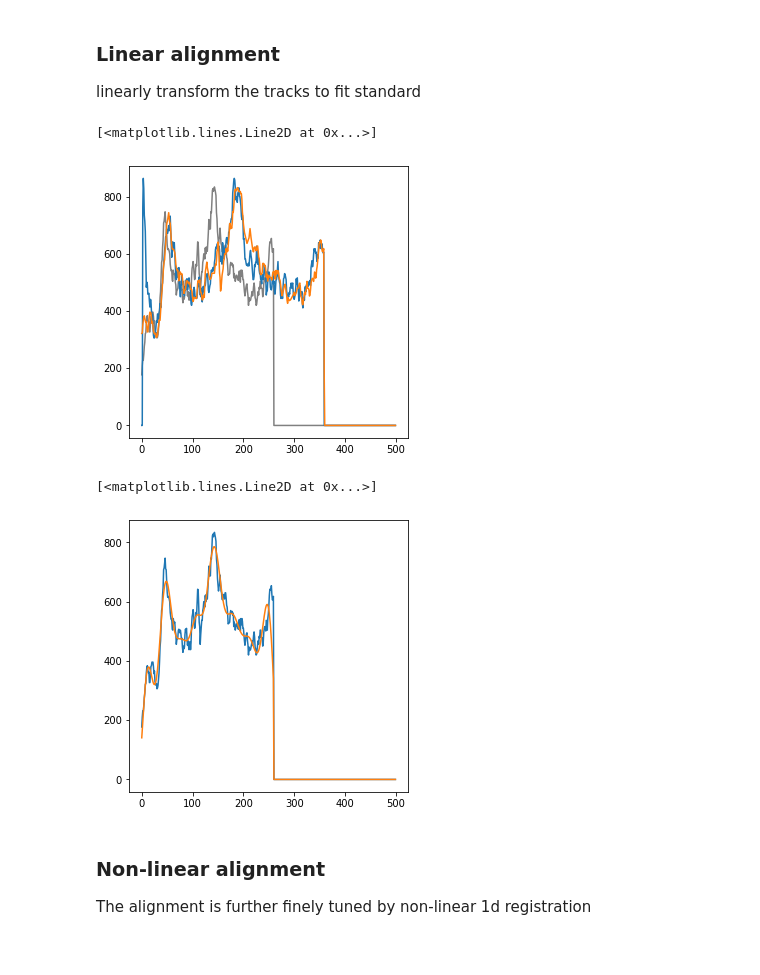
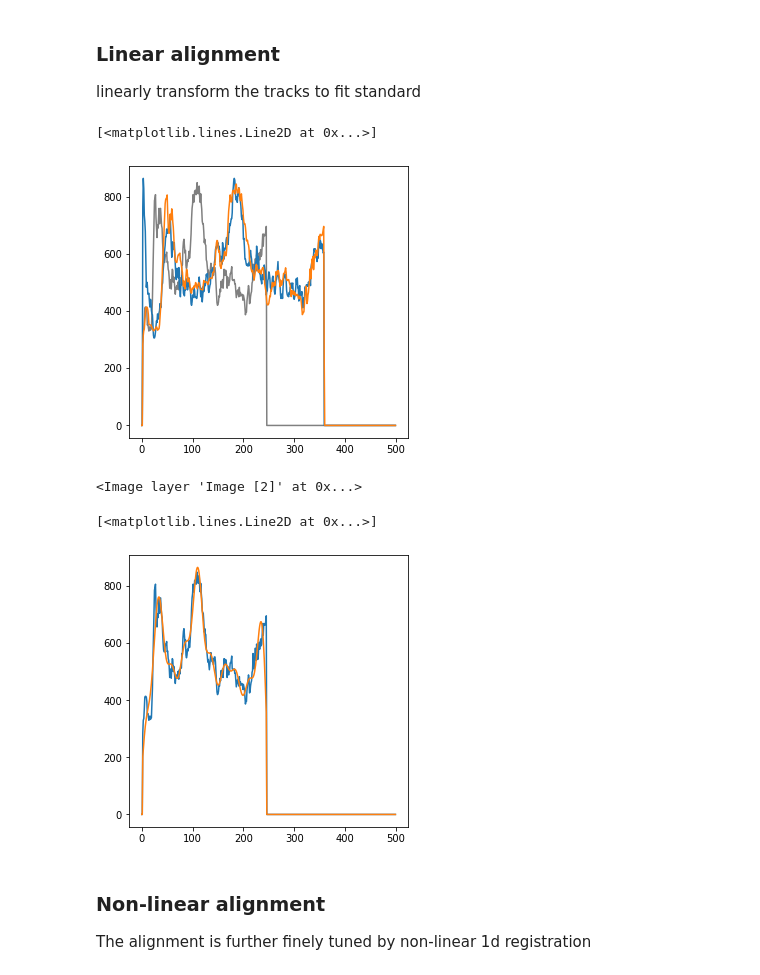
Before and after one commit to tatz-murakami/morphotrack, a Jupyter notebook: scripts/morphotrack_03_2_seedingODE.ipynb, the cells around one changed output. Cells and saved outputs as stored; diff of their text form; code cells hidden in the pictures.

```diff
--- a/scripts/morphotrack_03_2_seedingODE.ipynb
+++ b/scripts/morphotrack_03_2_seedingODE.ipynb
@@ -58,35 +53,24 @@ importlib.reload(morphotrack.nonlinear_align)
 # %% [output]
 <module 'morphotrack.nonlinear_align' from '/home/tmurakami/src/morphotrack/morphotrack/nonlinear_align.py'>
 # %%
-io_directory = '/mnt/ampa_data01/tmurakami/220305_SMA_nuc_middlehuman/morphotrack'
+io_directory = '/mnt/ampa_data01/tmurakami/220806_visual_01_R01/morphotrack'
 vessel = io.imread(os.path.join(io_directory,'R01_ch561_10um.tif'))
 
-# load autofluorescence/nuclei for segmentation
+# load nuclei
 nuclei = io.imread(os.path.join(io_directory,'R01_ch488_10um.tif'))# autofl_zarr['0'][:]
 voxel_size = [10, 10, 10]
 
 # load a mask of a white matter
 white_matter = io.imread(os.path.join(io_directory,'white_matter.tif'))!=0
-# white_matter = morphotrack.binary.extract_largest_object_from_binary(white_matter)
-# white_matter = binary_opening(white_matter,ball(5))
-# white_matter = binary_fill_holes(white_matter)
 
 # load a mask of a layer 1
 layer1 = io.imread(os.path.join(io_directory,'l1.tif'))!=0
-# layer1 = morphotrack.binary.extract_largest_object_from_binary(layer1)
-# layer1 = binary_opening(layer1,ball(5))
-# layer1 = binary_fill_holes(layer1)
 
 # segmentated tissue
-# background_val = 500
-# segmented_tissue = (nuclei>background_val)
-# segmented_tissue = morphotrack.binary.extract_largest_object_from_binary(segmented_tissue)
-# segmented_tissue = binary_opening(segmented_tissue,ball(5))
-# segmented_tissue = io.imread(os.path.join(io_directory,'l1_labkit.tif'))!=2
 segmented_tissue = io.imread(os.path.join(io_directory,'tissue_mask.tif'))!=0
 
 # read cellular coordinate
-cells_info = pd.read_csv('/mnt/ampa_data01/tmurakami/220305_SMA_nuc_middlehuman/coord_centroids.csv',index_col=0) # the unit is original voxel.
+cells_info = pd.read_csv('/mnt/ampa_data01/tmurakami/220806_visual_01_R01/R02_R01/R02ch488_to_R01_segmentation/coord_centroids.csv',index_col=0) # the unit is original voxel.
 scaling_factor = np.asarray([3,0.65,0.65])
 cell_coords = cells_info.loc[:,['centroid-0','centroid-1','centroid-2']] * scaling_factor / 10# convert unit to 10 um for consistency
 cell_coords = cell_coords.to_numpy()
@@ -115,18 +103,19 @@ Wall time: 6min 6s
 # %%
-selection = morphotrack.points.face_selection(ver, nor, norm_flow_on_coordinate(ver), n_clusters=2, cluster_selection='min')
+selection = morphotrack.points.face_selection(ver, nor, norm_flow_on_coordinate(ver), n_clusters=3, cluster_selection='min')
 points = ver[selection]
 
 viewer = napari.Viewer()
+viewer.add_image(nuclei, rgb=False, name='nuclei', colormap='gray', blending='additive')
 viewer.add_points(
     ver,
-    size=2,
+    size=5,
     face_color = 'green',
     edge_width=0,
     symbol='disc',
 )
 viewer.add_points(
     points,
-    size=2,
+    size=5,
     face_color = 'white',
     edge_width=0,
     symbol='disc',
@@ -243,7 +214,7 @@ l1_loc = l1_loc.astype(float).fillna(0)
 filters.append(l1_loc.sum(dim='time')>0)
 
 # dilate to obtain redundancy for alignment
-gray_extension = 40
+gray_extension = 20
 gray_loc.data = np.apply_along_axis(lambda a:binary_dilation(a, np.hstack([np.zeros(gray_extension),np.ones(gray_extension)])), axis=1, arr=gray_loc.data)
 
 # summarize filters
@@ -298,7 +269,7 @@ track_ds['Seeds'] = tracker.seeds_xr.isel(track=track_selection.data)
 # %%
 # get a standard as a template of alignment
 # std_pos = morphotrack.points.pick_median_nearest_point(track_ds['Seeds'],1)
-std_pos = 5555 # or set manually
+std_pos = 1792 # or set manually
 std_seed = track_ds['Seeds'][std_pos,:].track.data
 standard = morphotrack.align.standard_generator(track_ds.Gray_counts,std_seed)
 
@@ -325,24 +296,26 @@ axs.plot(std_02)
 axs.plot(std_00_02)
 # %% [output]
 [<matplotlib.lines.Line2D at 0x...>]
-[figure, old version]
+[figure, new version]
 # %%
 viewer = napari.Viewer()
 viewer.add_image(track_ds.Gray_counts,colormap='green',blending='additive',visible=False)
 viewer.add_image(track_ds.Standard,colormap='green',blending='additive')
 viewer.add_image(track_ds.Linear_warped.sel(displacement='t2s'),colormap='magenta',blending='additive')
 # labels = viewer.add_labels(np.zeros_like(track_ds.Standard.astype(int)), name='labeling')
+# %% [output]
+<Image layer 'Image [2]' at 0x...>
 # %%
 # check FFT filter threshold
-threshold = 8e2
+threshold = 1e3
 fig, axs = plt.subplots(figsize=(5,5))
 axs.plot(track_ds.Standard.isel(track=0).data)
 fft_filtered = morphotrack.dtw.filter_signal(track_ds.Standard.isel(track=0).data,threshold=threshold)
 fft_filtered[track_ds.Standard.isel(track=0).data==0]=0
 axs.plot(fft_filtered)
 # %% [output]
 [<matplotlib.lines.Line2D at 0x...>]
-[figure, old version]
+[figure, new version]
 # %%
 # track_ds_02 = xr.open_dataset('/mnt/ampa_data01/tmurakami/220715_prefrontal_q1_R01/morphotrack/track_ds.nc').load()
 # # standard alignment
```
Also changed, not shown: parts of 17 cells of this notebook, 9 other files.
